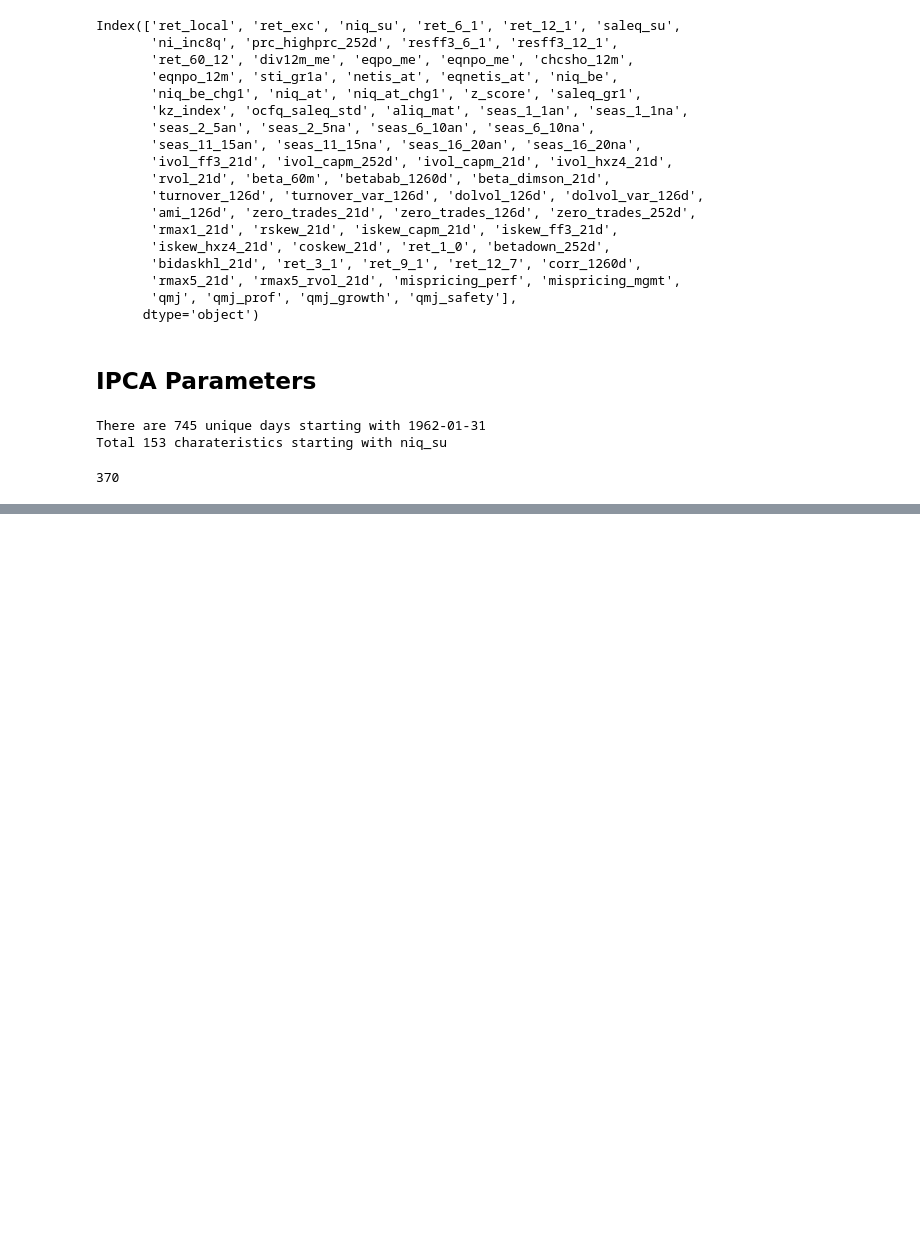
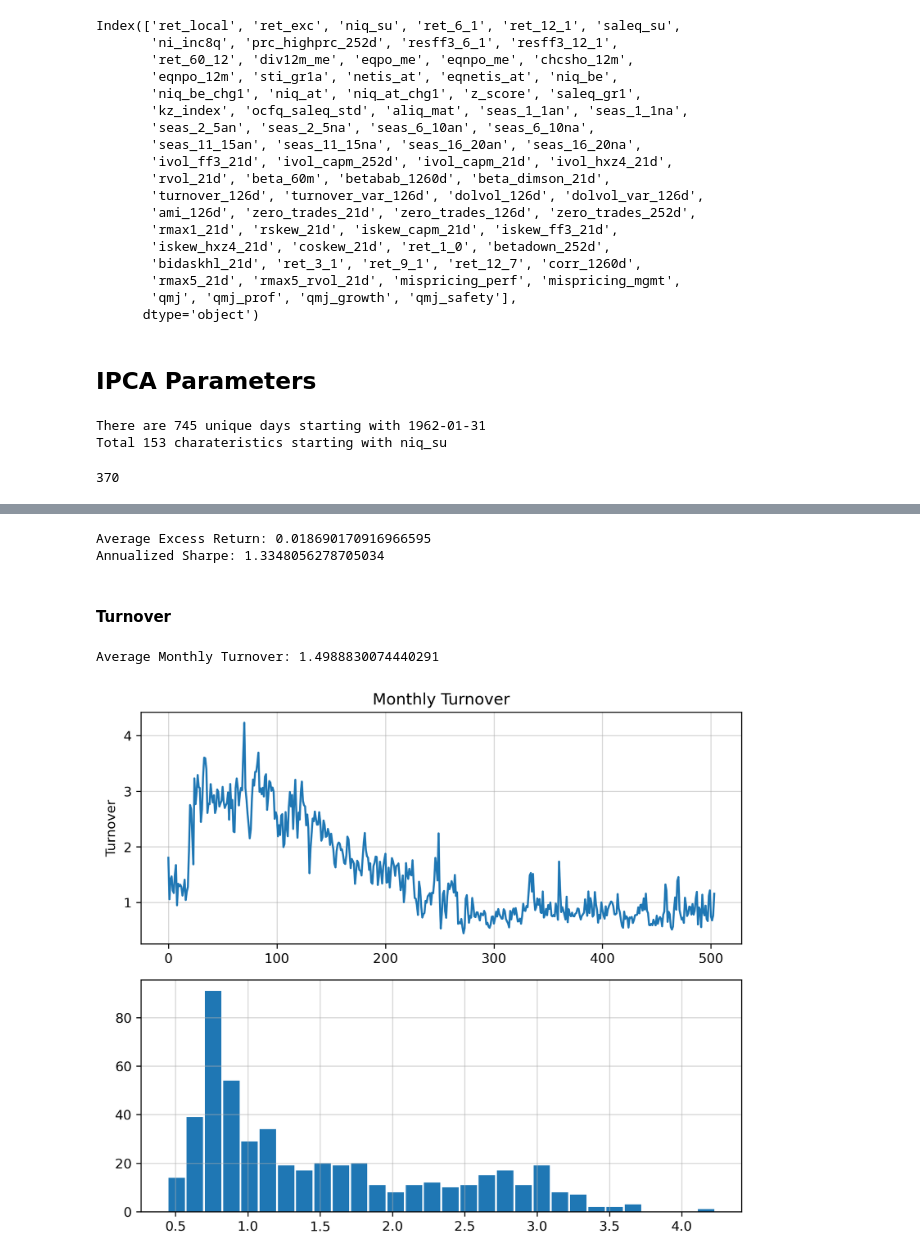
Before and after one commit to zilinch/ipca_factor_portfolio, a Jupyter notebook: IPCA.ipynb, the cells around one changed output, grey strips where cells are left out. Drawn from its saved outputs; the diff is of its cells as text; code cells hidden in the pictures; blank space fills up the shorter version.

Commit message:
add turnover

```diff
--- a/IPCA.ipynb
+++ b/IPCA.ipynb
@@ -193,0 +204,67 @@ np.mean(res['P_Excess_Return'])/np.std(res['P_Return'])*np.sqrt(12)
+# %%
+mean_exc_ret = np.mean(res['P_Excess_Return'])
+std_ret = np.std(res['P_Return'])
+print(f"Average Excess Return: {mean_exc_ret}")
+print(f"Annualized Sharpe: {mean_exc_ret/std_ret*np.sqrt(12)}")
+# %% [output]
+Average Excess Return: 0.018690170916966595
+Annualized Sharpe: 1.3348056278705034
+# %% [markdown]
+#### Turnover
+# %%
+import os
+import matplotlib.pyplot as plt
+
+%matplotlib inline
+plt.rcParams['figure.figsize'] = [7,6]
+
+def calc_monthly_turnover(
+    df_pre: pd.DataFrame,
+    df_cur: pd.DataFrame
+):
+    """
+    df_pre: Pandas Dataframe containing previous month weights
+    df_cur: Pandas Dataframe containing current month weights
+    """
+    df_merged = pd.merge(df_pre, df_cur, on='ID', how='outer', suffixes=('_pre', '_cur'))
+    df_merged.fillna(0, inplace=True)
+    df_merged['Abs_Weight_Change'] = (df_merged['Weights_cur'] - df_merged['Weights_pre']).abs()
+
+    return np.sum(df_merged['Abs_Weight_Change'])
+
+
+# Read in weights files
+weights_fps = []
+folder_path = "results/individual_weights"
+for filename in os.listdir(folder_path):
+    file_path = os.path.join(folder_path, filename)
+    weights_fps.append(file_path)
+
+weights_fps = sorted(weights_fps)
+
+# Calculate monthly Turnovers
+monthly_turnovers = []
+for i in range(1, len(weights_fps)):
+    pre_w = pd.read_csv(weights_fps[i-1])
+    cur_w = pd.read_csv(weights_fps[i])
+
+    turnover = calc_monthly_turnover(pre_w, cur_w)
+    monthly_turnovers.append(turnover)
+
+
+print (f'Average Monthly Turnover: {np.mean(monthly_turnovers)}')
+
+_, axes = plt.subplots(nrows=2, ncols=1, dpi=300)
+
+axes[0].plot(monthly_turnovers)
+axes[0].set_ylabel("Turnover")
+axes[0].set_title("Monthly Turnover")
+axes[0].grid(alpha=0.5)
+
+axes[1].hist(monthly_turnovers,rwidth=0.9, bins=30)
+axes[1].grid(alpha=0.5)
+
+plt.tight_layout()
+# %% [output]
+Average Monthly Turnover: 1.4988830074440291
+[figure, added]
```
Also changed, not shown: parts of 6 cells of this notebook.
